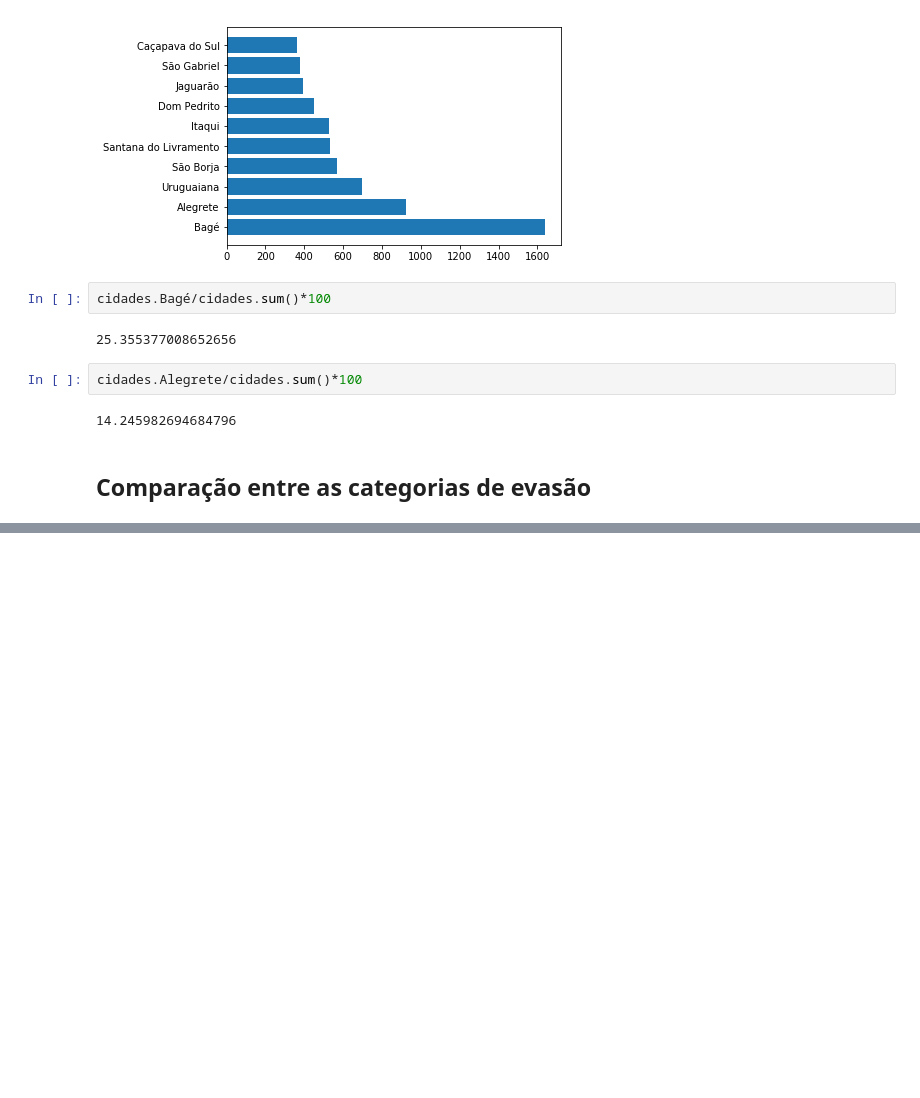
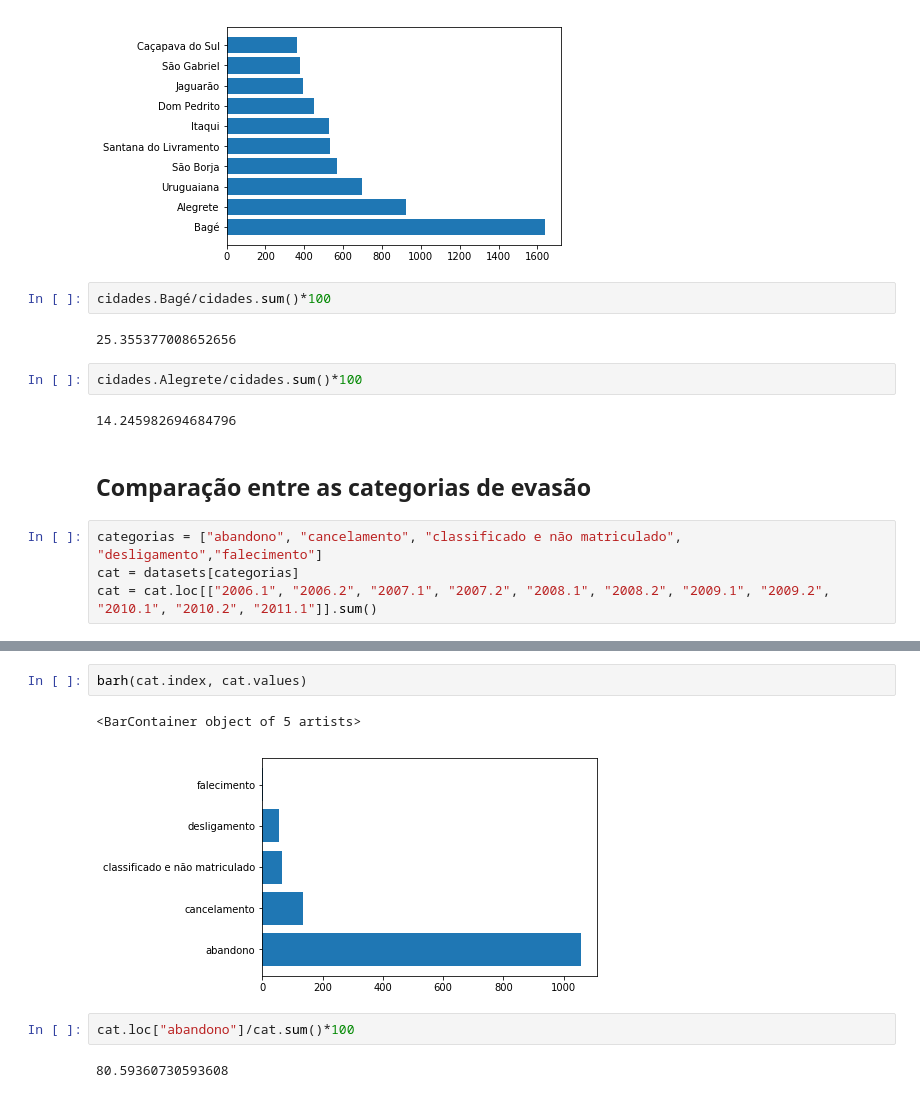
Before and after one commit to wesferr/AnaliseDeEvasaoUnipampa, a Jupyter notebook: TrabalhoIndex.ipynb, the cells around one changed output, grey strips where cells are left out. Drawn from its saved outputs; the diff is of its cells as text; blank space fills up the shorter version.

```diff
--- a/TrabalhoIndex.ipynb
+++ b/TrabalhoIndex.ipynb
@@ -584,3 +584,7 @@ cidades.Alegrete/cidades.sum()*100
 14.245982694684796
 # %% [markdown]
 ## Comparação entre as categorias de evasão
+# %%
+categorias = ["abandono", "cancelamento", "classificado e não matriculado", "desligamento","falecimento"]
+cat = datasets[categorias]
+cat = cat.loc[["2006.1", "2006.2", "2007.1", "2007.2", "2008.1", "2008.2", "2009.1", "2009.2", "2010.1", "2010.2", "2011.1"]].sum()
@@ -586,0 +600,9 @@ cidades.Alegrete/cidades.sum()*100
+# %%
+barh(cat.index, cat.values)
+# %% [output]
+<BarContainer object of 5 artists>
+[figure, added]
+# %%
+cat.loc["abandono"]/cat.sum()*100
+# %% [output]
+80.59360730593608
```
Also changed, not shown: parts of 1 cell of this notebook.
